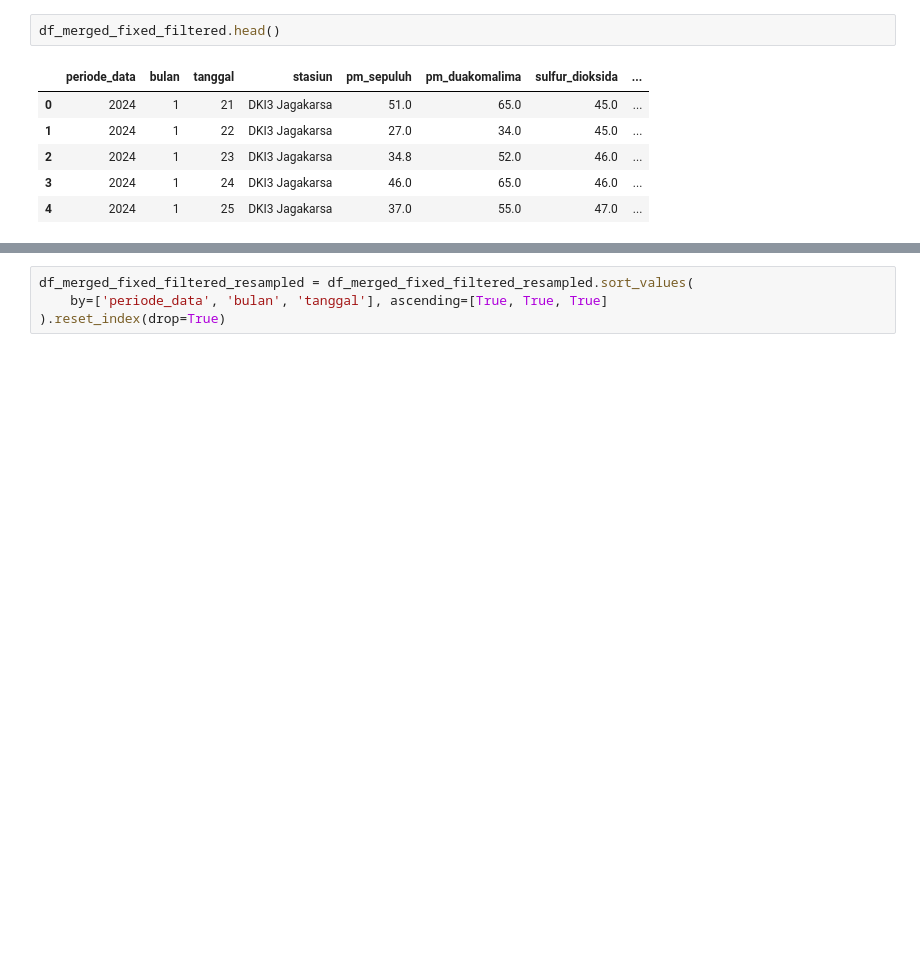
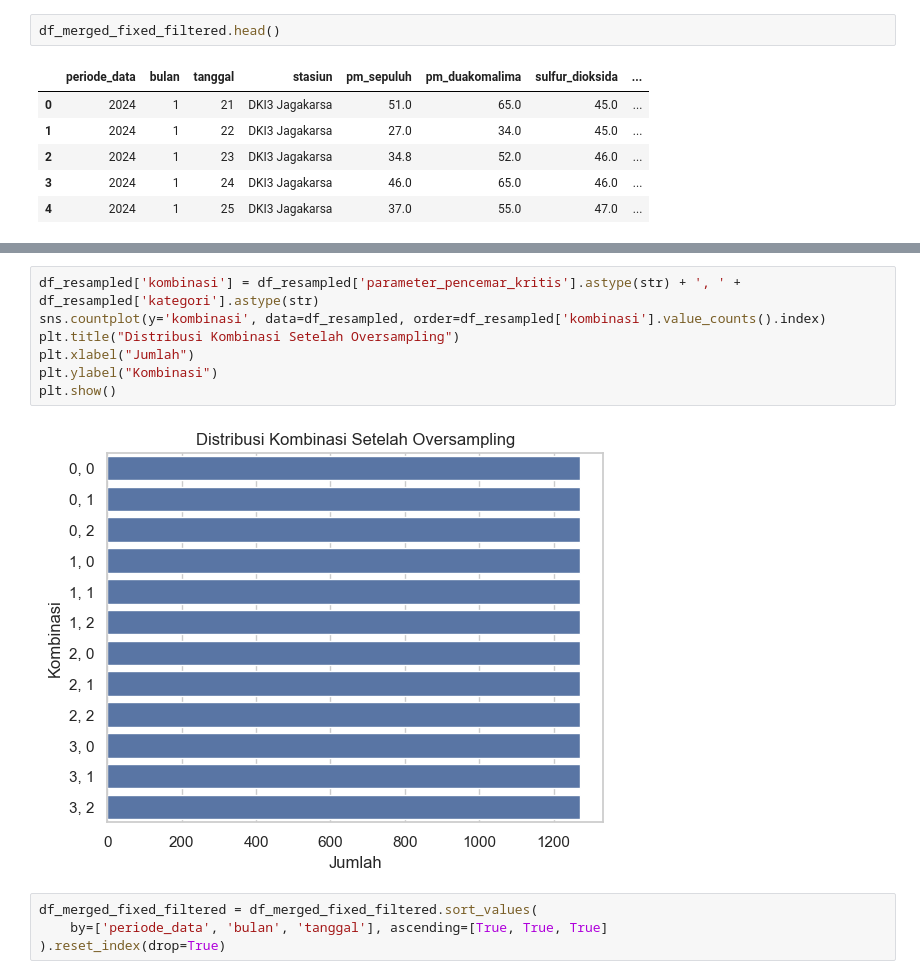
Before and after one commit to Anezz12/PROYEK-DATA-MINING, a Jupyter notebook: DATA_PREPARATION_22_11_4958.ipynb, the cells around one changed output, grey strips where cells are left out. Saved outputs shown, nothing was run; the diff lists cells and outputs as text; blank space fills up the shorter version.

```diff
--- a/DATA_PREPARATION_22_11_4958.ipynb
+++ b/DATA_PREPARATION_22_11_4958.ipynb
@@ -588,5 +624,14 @@ plot_class_distribution(df_merged_fixed_filtered, df_merged_fixed_filtered_resam
+# %%
+df_resampled['kombinasi'] = df_resampled['parameter_pencemar_kritis'].astype(str) + ', ' + df_resampled['kategori'].astype(str)
+sns.countplot(y='kombinasi', data=df_resampled, order=df_resampled['kombinasi'].value_counts().index)
+plt.title("Distribusi Kombinasi Setelah Oversampling")
+plt.xlabel("Jumlah")
+plt.ylabel("Kombinasi")
+plt.show()
+# %% [output]
+[figure, added]
 # %%
-df_merged_fixed_filtered_resampled = df_merged_fixed_filtered_resampled.sort_values(
+df_merged_fixed_filtered = df_merged_fixed_filtered.sort_values(
     by=['periode_data', 'bulan', 'tanggal'], ascending=[True, True, True]
 ).reset_index(drop=True)
 # %%
```
Also changed, not shown: parts of 10 cells of this notebook.
